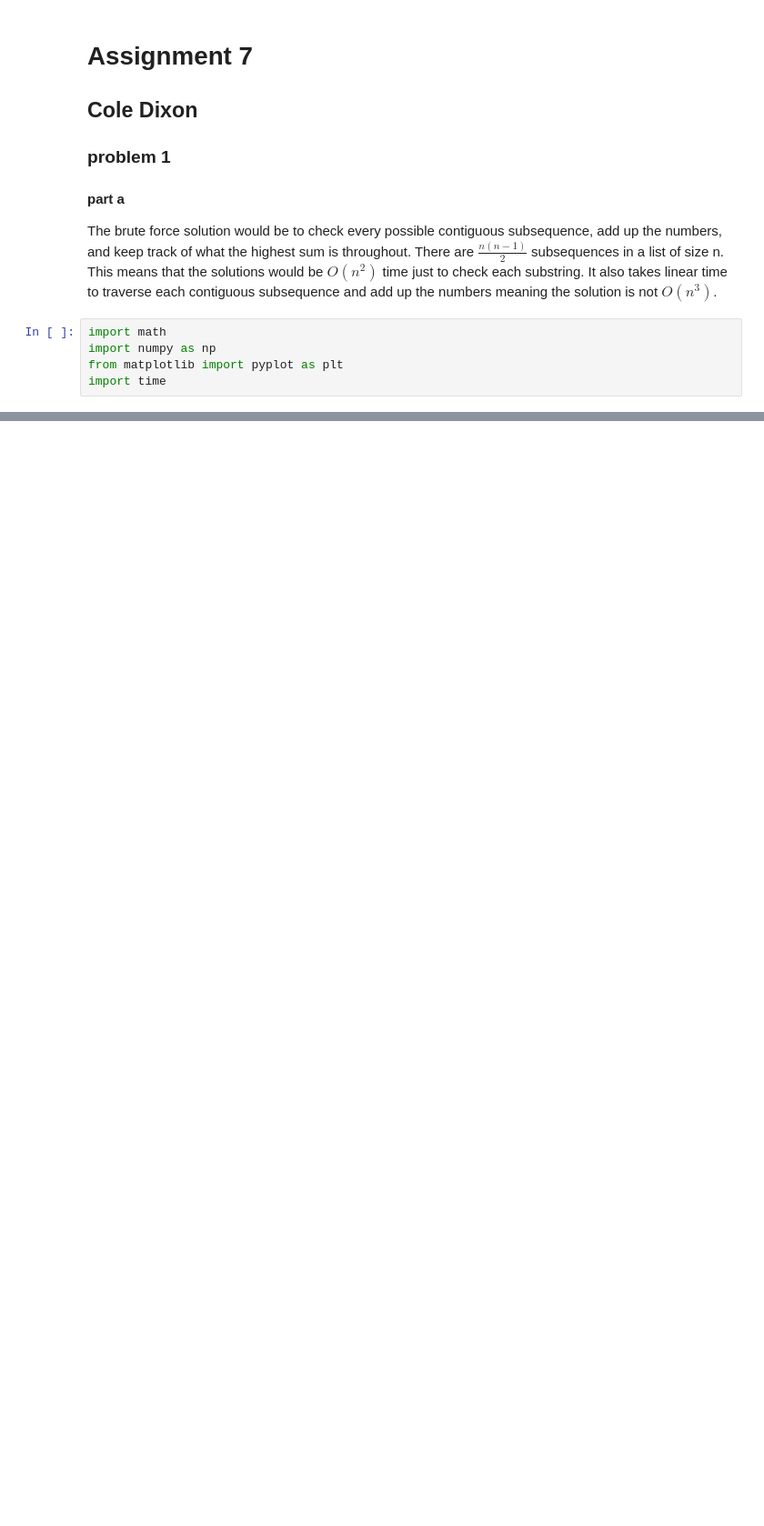
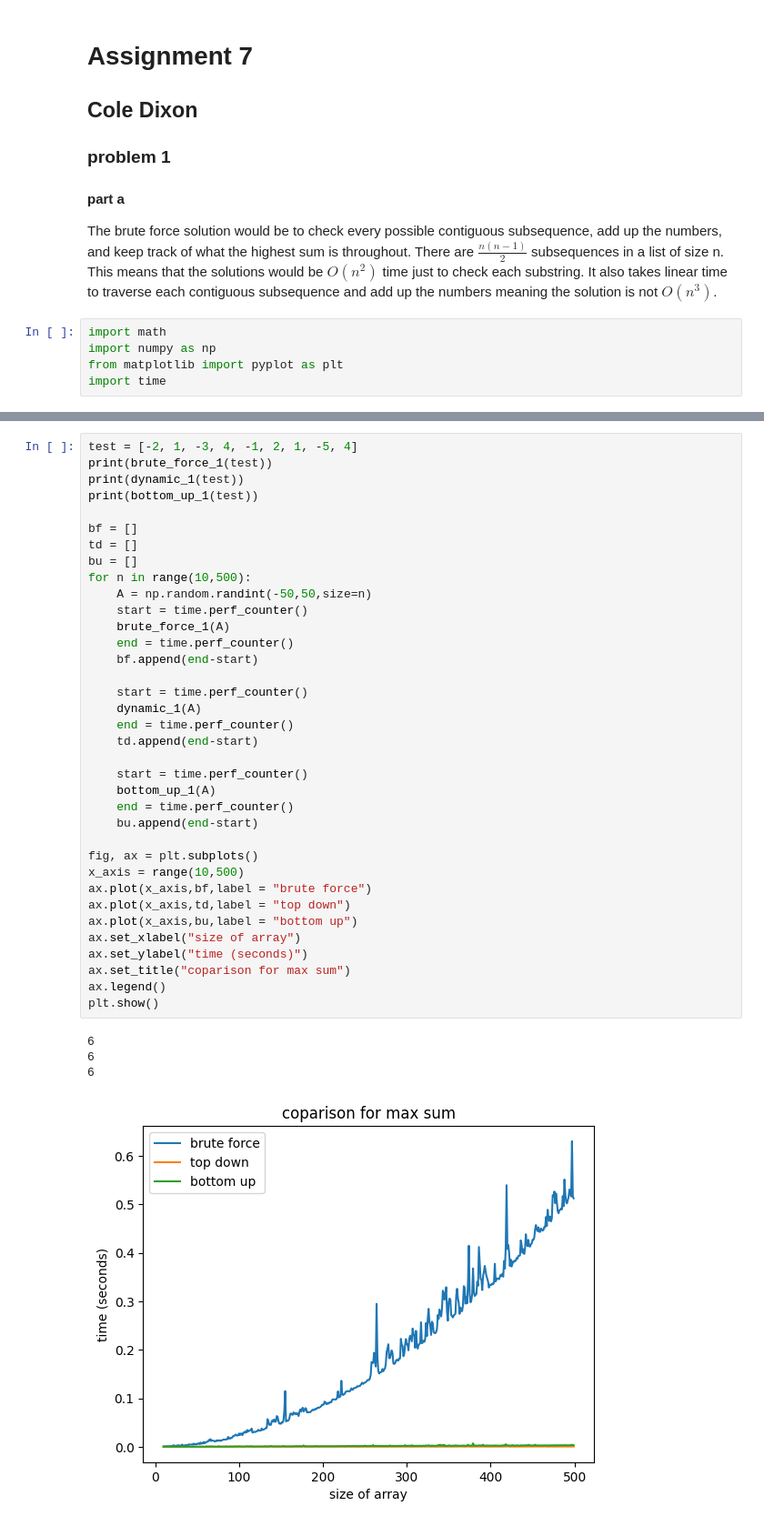
Before and after one commit to ColeDixon78/Algorithms, a Jupyter notebook: assignment 7/assignment_7.ipynb, the cells around one changed output, grey strips where cells are left out. Shown at 91% size. Drawn from its saved outputs; the diff is of its cells as text; blank space fills up the shorter version.

```diff
--- a/assignment 7/assignment_7.ipynb
+++ b/assignment 7/assignment_7.ipynb
@@ -33,0 +77,41 @@ print(brute_force_0(test))
+# %%
+test = [-2, 1, -3, 4, -1, 2, 1, -5, 4]
+print(brute_force_1(test))
+print(dynamic_1(test))
+print(bottom_up_1(test))
+
+bf = []
+td = []
+bu = []
+for n in range(10,500):
+    A = np.random.randint(-50,50,size=n)
+    start = time.perf_counter()
+    brute_force_1(A)
+    end = time.perf_counter()
+    bf.append(end-start)
+
+    start = time.perf_counter()
+    dynamic_1(A)
+    end = time.perf_counter()
+    td.append(end-start)
+
+    start = time.perf_counter()
+    bottom_up_1(A)
+    end = time.perf_counter()
+    bu.append(end-start)
+
+fig, ax = plt.subplots()
+x_axis = range(10,500)
+ax.plot(x_axis,bf,label = "brute force")
+ax.plot(x_axis,td,label = "top down")
+ax.plot(x_axis,bu,label = "bottom up")
+ax.set_xlabel("size of array")
+ax.set_ylabel("time (seconds)")
+ax.set_title("coparison for max sum")
+ax.legend()
+plt.show()
+# %% [output]
+6
+6
+6
+[figure, added]
```
Also changed, not shown: parts of 10 cells of this notebook.
